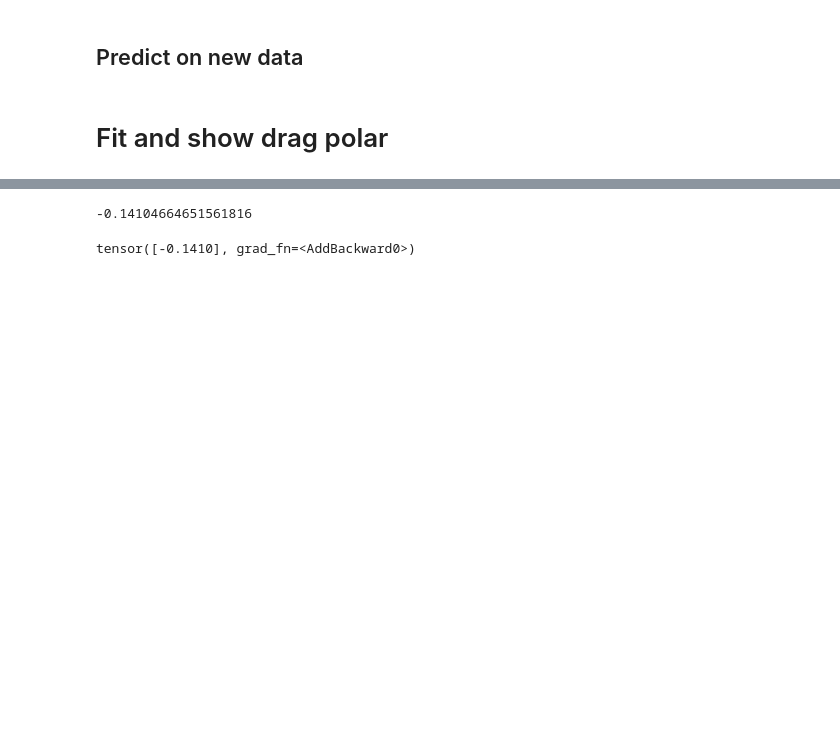
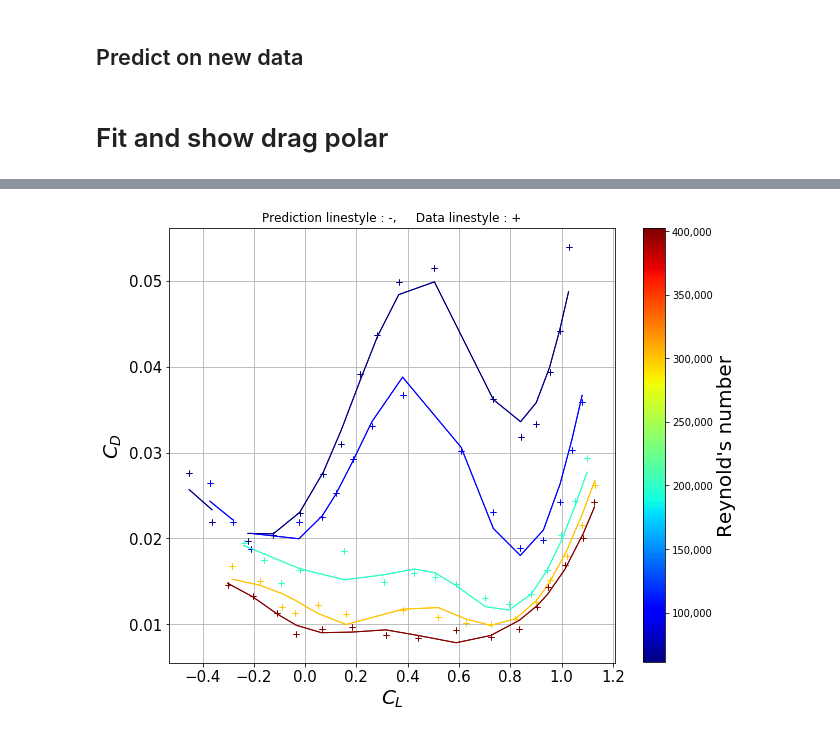
Before and after one commit to jdebecdelievre/liftinglineopt, a Jupyter notebook: airfoil_model/airfoil_data_Eppler231.ipynb, the cells around one changed output, grey strips where cells are left out. Cells and saved outputs as stored; diff of their text form; code cells hidden in the pictures; blank space fills up the shorter version.

```diff
--- a/airfoil_model/airfoil_data_Eppler231.ipynb
+++ b/airfoil_model/airfoil_data_Eppler231.ipynb
@@ -273,8 +134,0 @@ array([ 16.26424458,  -2.9118455 , -13.83729562,  -3.41766126,
-# %%
-w1@(1/(1+np.exp(-(w0 @ inp0 + b0))))+ b1
-# %% [output]
--0.14104664651561816
-# %%
-model(inp[0])
-# %% [output]
-tensor([-0.1410], grad_fn=<AddBackward0>)
@@ -280,0 +139,8 @@ tensor([-0.1410], grad_fn=<AddBackward0>)
+# %%
+pred = e231_cd.copy()
+pred['Cd'] = model(pred['Cl'].values, pred['Re'].values).squeeze()
+# %%
+compare_dataframes({"Prediction": pred, "Data":e231}, ycol='Cd',ycolname='$C_D$', xcol='Cl', xcolname="$C_L$", colorbar=True, styles={"Prediction": '-', "Data":'+'});
+# # plt.savefig('nn_pred.png', dpi=1000)
+# %% [output]
+[figure, added]
```
Also changed, not shown: parts of 45 cells of this notebook, 28 other files.
